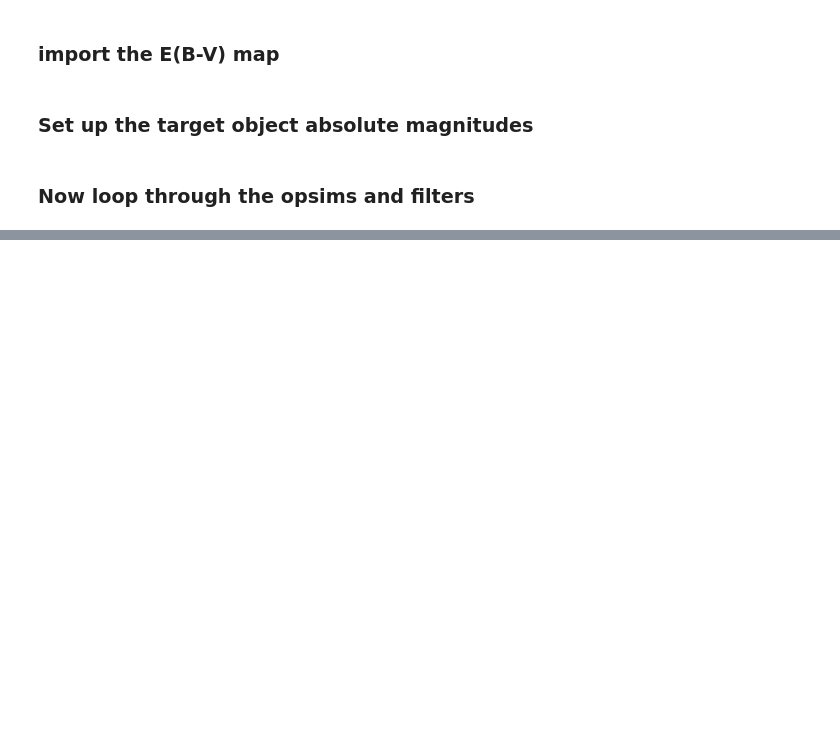
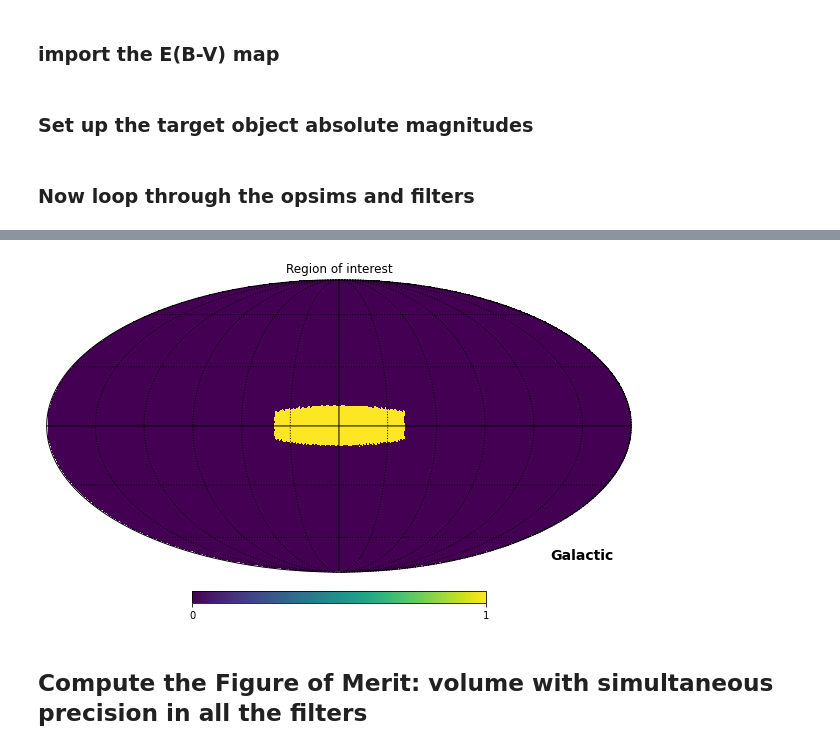
Before and after one commit to ebellm/rubinCadenceScratchWIC, a Jupyter notebook: jupyter/2021-04-12_extinctionColor.ipynb, the cells around one changed output, grey strips where cells are left out. Drawn from its saved outputs; the diff is of its cells as text; code cells hidden in the pictures; blank space fills up the shorter version.

```diff
--- a/jupyter/2021-04-12_extinctionColor.ipynb
+++ b/jupyter/2021-04-12_extinctionColor.ipynb
@@ -250,6 +275,46 @@ def getMinimumDistances(results={}):
                 dists = np.vstack(( dists, thisDist ))
 
     return np.min(dists, axis=0)
+# %%
+# To evaluate a figure of merit, we select healpix within a field of view of interest and
+# add up the volume encompassed. Most of the effort here is in the spatial selection. So:
+from astropy.coordinates import SkyCoord
+import astropy.units as u
+
+# Assign each healpix a Galactic coordinate...
+ipix = np.arange(hp.nside2npix(nside))
+ra, dec = hp.pix2ang(nside, ipix, nest=False, lonlat=True)
+coo = SkyCoord(ra*u.deg, dec*u.deg, frame='icrs')
+l = coo.galactic.l.deg
+b = coo.galactic.b.deg
+l[l > 180.] -= 360.
+
+# ... and set a boolean by region
+bROI = np.repeat(False, np.size(l))
+
+# Let's try the zone of avoidance from maf's "_plot_mwZone" as a starting
+# point, with approximate disk and bulge cutoff regions included.
+peakWidth=np.radians(10.)
+taperLength=np.radians(80.)
+diskThickDeg = 5.
+lBulgeMin = -40
+lBulgeMax = 40
+
+
+val = peakWidth * np.cos(np.radians(l) / taperLength * np.pi / 2.)
+inBulge = (np.abs(np.radians(b)) <= val)
+inDisk = (np.abs(b) < diskThickDeg) & (np.abs(np.radians(l)) < taperLength)
+inLongitude = (l > lBulgeMin) & (l < lBulgeMax)
+
+inROI = (inBulge) | (inDisk)
+inROI = (inROI) & (inLongitude)
+# %%
+hp.mollview(inROI, coord=['C', 'G'], title='Region of interest')
+hp.graticule()
+# %% [output]
+[figure, added]
+# %% [markdown]
+## Compute the Figure of Merit: volume with simultaneous precision in all the filters ##
 # %%
 # now we've defined this, let's set up a sky-map for the closest distance at which the minimum
 # uncertainty condition was met for all filters simultaneously. We can loop through the run names
```
Also changed, not shown: parts of 14 cells of this notebook.
